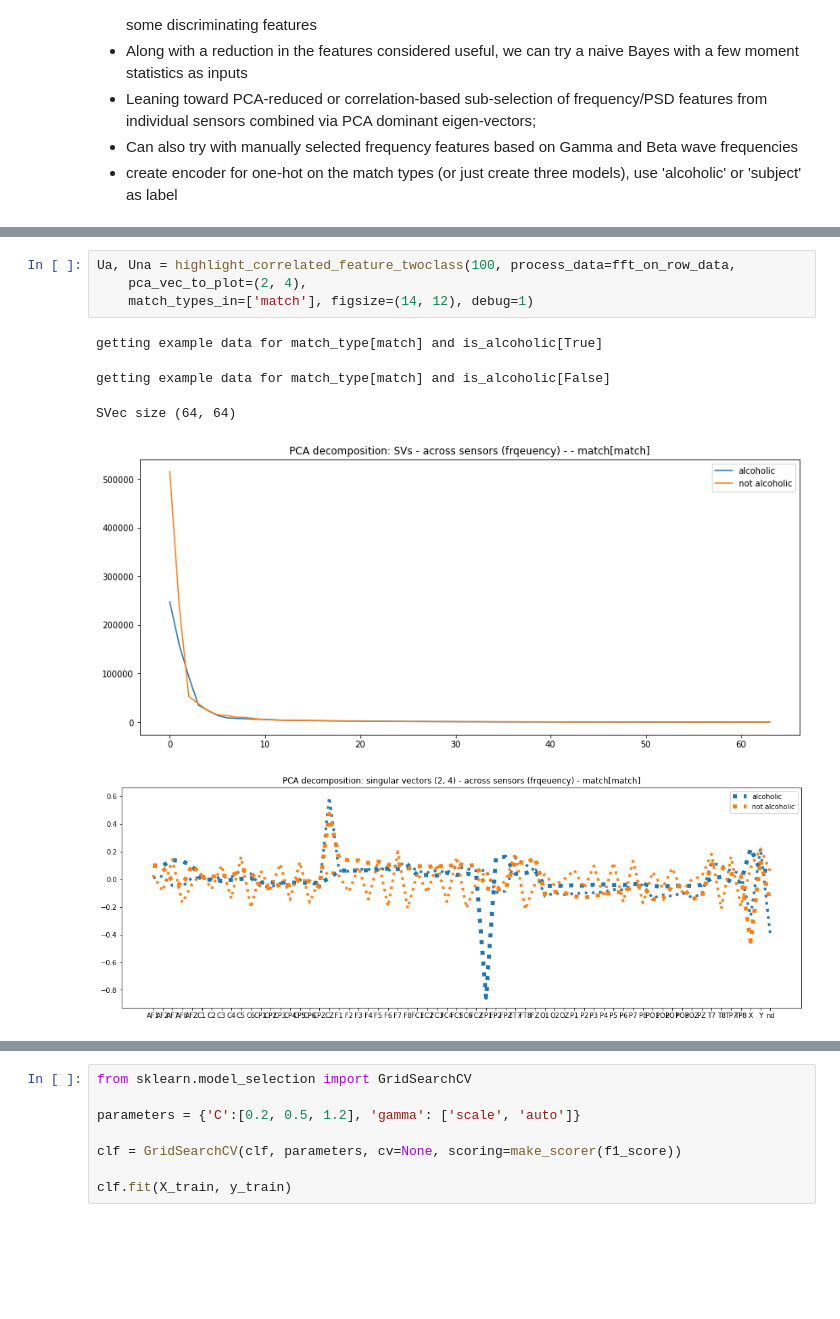
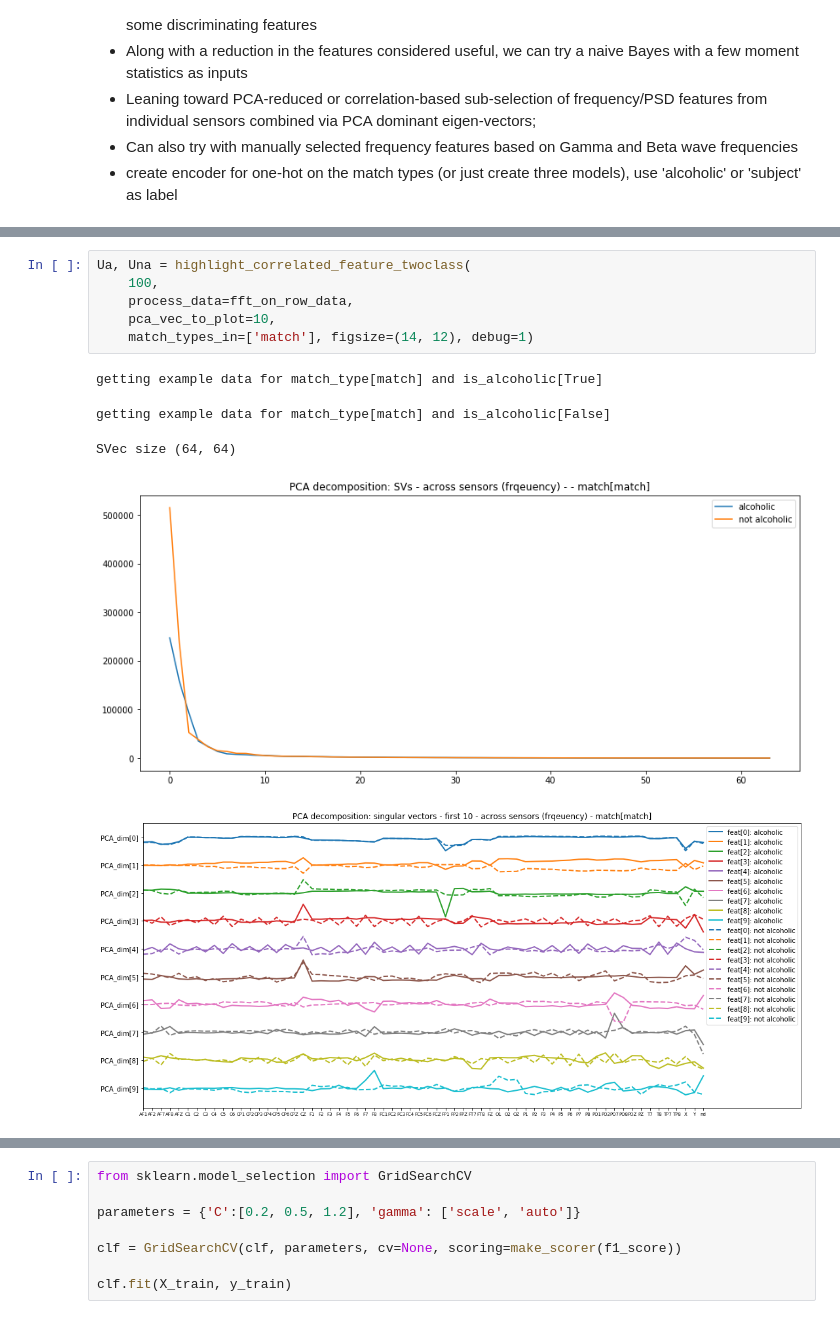
Before and after one commit to nickrose/eeg_ML, a Jupyter notebook: feature_analysis-EEG_data.ipynb, the cells around one changed output, grey strips where cells are left out. Saved outputs shown, nothing was run; the diff lists cells and outputs as text; blank space fills up the shorter version.

```diff
--- a/feature_analysis-EEG_data.ipynb
+++ b/feature_analysis-EEG_data.ipynb
@@ -43,13 +47,15 @@ from IPython.display import display, clear_output
 data_dir = 'small_data_set'
 data_dirs = [f'./{data_dir}/SMNI_CMI_TRAIN', f'./{data_dir}/SMNI_CMI_TEST']
 # %%
-Ua, Una = highlight_correlated_feature_twoclass(100, process_data=fft_on_row_data,
-    pca_vec_to_plot=(2, 4),
+Ua, Una = highlight_correlated_feature_twoclass(
+    100,
+    process_data=fft_on_row_data,
+    pca_vec_to_plot=10,
     match_types_in=['match'], figsize=(14, 12), debug=1)
 # %% [output]
 getting example data for match_type[match] and is_alcoholic[True]
 getting example data for match_type[match] and is_alcoholic[False]
 SVec size (64, 64)
 [figure]
-[figure, old version]
+[figure, new version]
 [figure]
```
Also changed, not shown: parts of 10 cells of this notebook, 4 other files.
